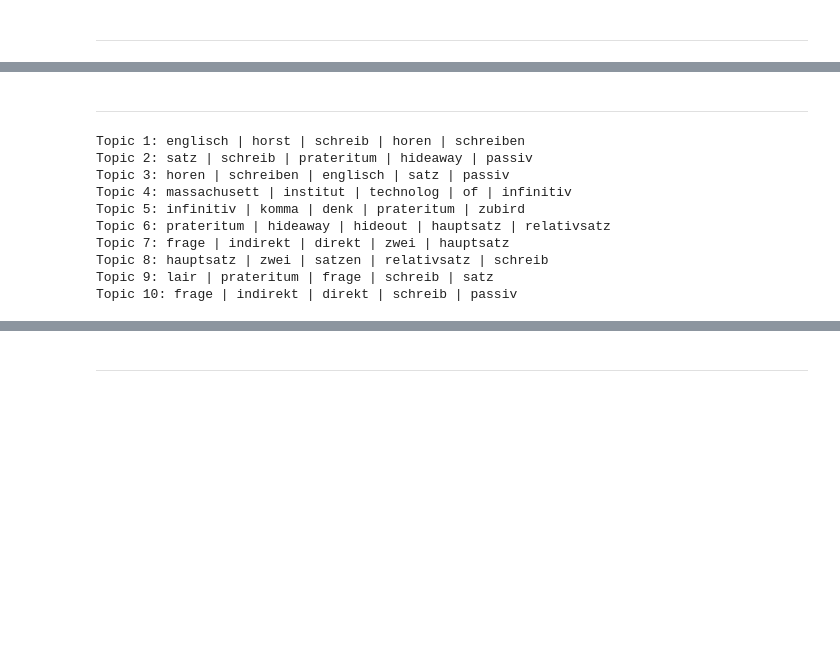
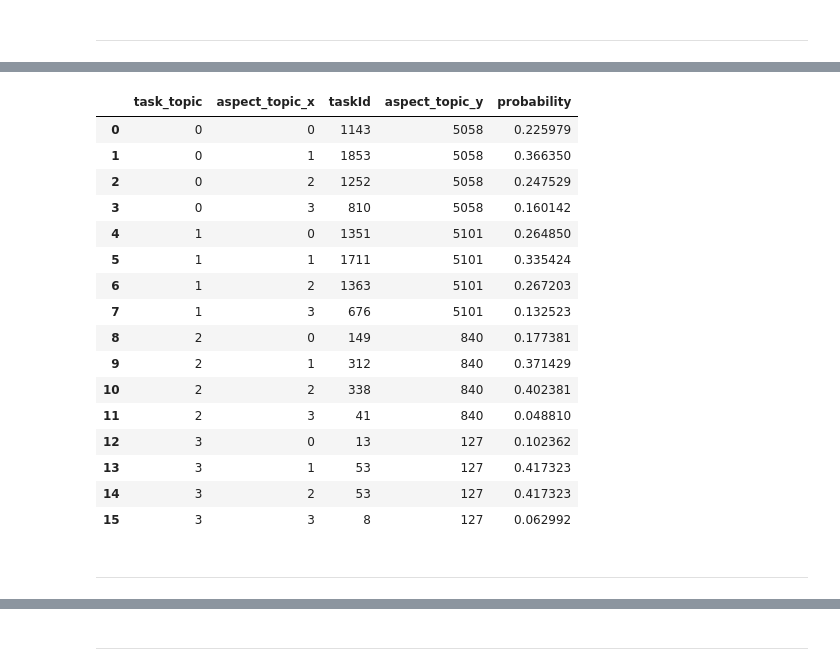
Before and after one commit to ghalifaten/master_thesis, a Jupyter notebook: 7_LSA.ipynb, the cells around one changed output, grey strips where cells are left out. Saved outputs shown, nothing was run; the diff lists cells and outputs as text; code cells hidden in the pictures; blank space fills up the shorter version.

```diff
--- a/7_LSA.ipynb
+++ b/7_LSA.ipynb
@@ -100,0 +230,6 @@ Topic 1: like | name | rise | societi | mean
+# %%
+d = df_task_aspects.groupby(["task_topic", "aspect_topic"]).count()[["taskId"]].reset_index()
+# %%
+d1 = df_map.groupby("task_topic").count().reset_index()
+# %%
+r = pd.merge(d, d1, on="task_topic", how="left")
@@ -101,3 +245,25 @@ Topic 1: like | name | rise | societi | mean
+# %%
+r["probability"] = r["taskId"] / r["aspect_topic_y"]
+# %%
+r
+# %% [output]
+|  | task_topic | aspect_topic_x | taskId | aspect_topic_y | probability |
+| 0 | 0 | 0 | 1143 | 5058 | 0.225979 |
+| 1 | 0 | 1 | 1853 | 5058 | 0.366350 |
+| 2 | 0 | 2 | 1252 | 5058 | 0.247529 |
+| 3 | 0 | 3 | 810 | 5058 | 0.160142 |
+| 4 | 1 | 0 | 1351 | 5101 | 0.264850 |
+| 5 | 1 | 1 | 1711 | 5101 | 0.335424 |
+| 6 | 1 | 2 | 1363 | 5101 | 0.267203 |
+| 7 | 1 | 3 | 676 | 5101 | 0.132523 |
+| 8 | 2 | 0 | 149 | 840 | 0.177381 |
+| 9 | 2 | 1 | 312 | 840 | 0.371429 |
+| 10 | 2 | 2 | 338 | 840 | 0.402381 |
+| 11 | 2 | 3 | 41 | 840 | 0.048810 |
+| 12 | 3 | 0 | 13 | 127 | 0.102362 |
+| 13 | 3 | 1 | 53 | 127 | 0.417323 |
+| 14 | 3 | 2 | 53 | 127 | 0.417323 |
+| 15 | 3 | 3 | 8 | 127 | 0.062992 |
 # %% [markdown]
 <hr>
 # %%
@@ -106,18 +272,7 @@ stop_words = stopwords.words('german')
 df.dropna(subset=["description"], inplace=True)
 data = df["description"].to_list()
 num_topics = 10
-tfidf_vectorizer, svd, normalizer, lsa_output = latent_semantic_analysis(data, num_topics=num_topics)
+tfidf_vectorizer, svd, normalizer, lsa_output = lsa(data, num_topics=num_topics)
-# %% [output]
-Topic 1: englisch | horst | schreib | horen | schreiben
-Topic 2: satz | schreib | prateritum | hideaway | passiv
-Topic 3: horen | schreiben | englisch | satz | passiv
-Topic 4: massachusett | institut | technolog | of | infinitiv
-Topic 5: infinitiv | komma | denk | prateritum | zubird
-Topic 6: prateritum | hideaway | hideout | hauptsatz | relativsatz
-Topic 7: frage | indirekt | direkt | zwei | hauptsatz
-Topic 8: hauptsatz | zwei | satzen | relativsatz | schreib
-Topic 9: lair | prateritum | frage | schreib | satz
-Topic 10: frage | indirekt | direkt | schreib | passiv
 # %%
 topics = [
     "Topic 1: englisch | horst | schreib | horen | schreiben",
```
Also changed, not shown: parts of 36 cells of this notebook, 17 other files.
